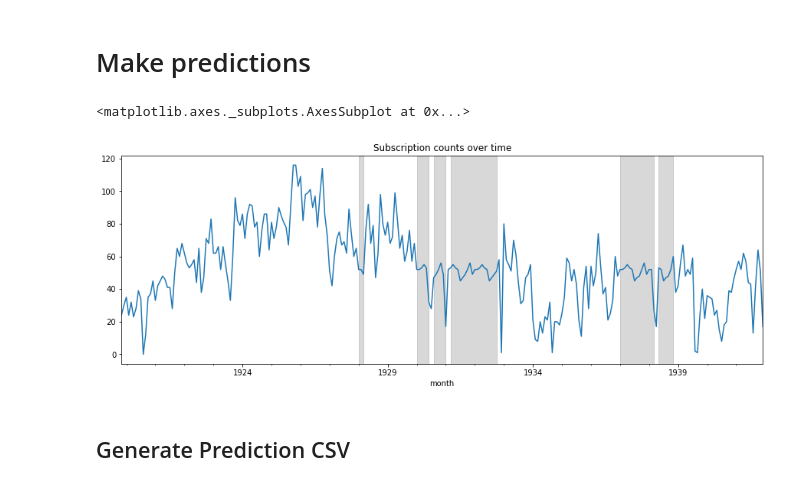
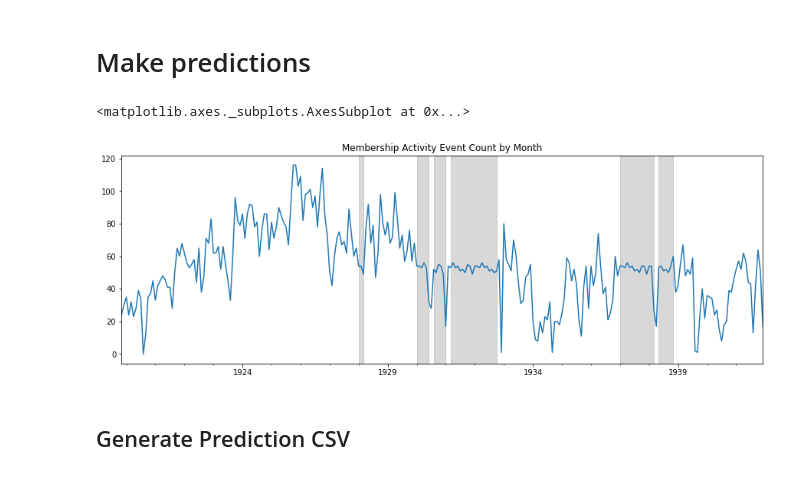
Before and after one commit to kmcelwee/sco-missing-data, a Jupyter notebook: membership-activity.ipynb, the cells around one changed output. Saved outputs shown, nothing was run; the diff lists cells and outputs as text; code cells hidden in the pictures.

```diff
--- a/membership-activity.ipynb
+++ b/membership-activity.ipynb
@@ -159,9 +156,9 @@ all_y = df_t.values
 # Train and test model
 # %%
 # Run train / test split 3 times
-for _ in range(3):
+for random_seed in range(3):
     X_train, X_test, y_train, y_test = train_test_split(
-        all_X, all_y, test_size=0.33, random_state=42)
+        all_X, all_y, test_size=0.33, random_state=random_seed)
 
     regr = svm.SVR()
     model = regr.fit(X_train, y_train)
@@ -252,12 +251,12 @@ predictions = model.predict(X_pred).round()
 monthly_count_pred = monthly_count.copy()
 monthly_count_pred.loc[months_to_predict] = predictions
 # %%
-ax = monthly_count_pred.plot(figsize=(15, 5), legend=None, title='Subscription counts over time')
-
+ax = monthly_count_pred.plot(figsize=(15, 5), legend=None, title='Membership Activity Event Count by Month')
+ax.set_xlabel('')
 add_logbook_vspans(ax, monthly_count)
 # %% [output]
 <matplotlib.axes._subplots.AxesSubplot at 0x...>
-[figure, old version]
+[figure, new version]
 # %% [markdown]
 ## Generate Prediction CSV
 # %%
```
Also changed, not shown: parts of 15 cells of this notebook, 1 other file.
